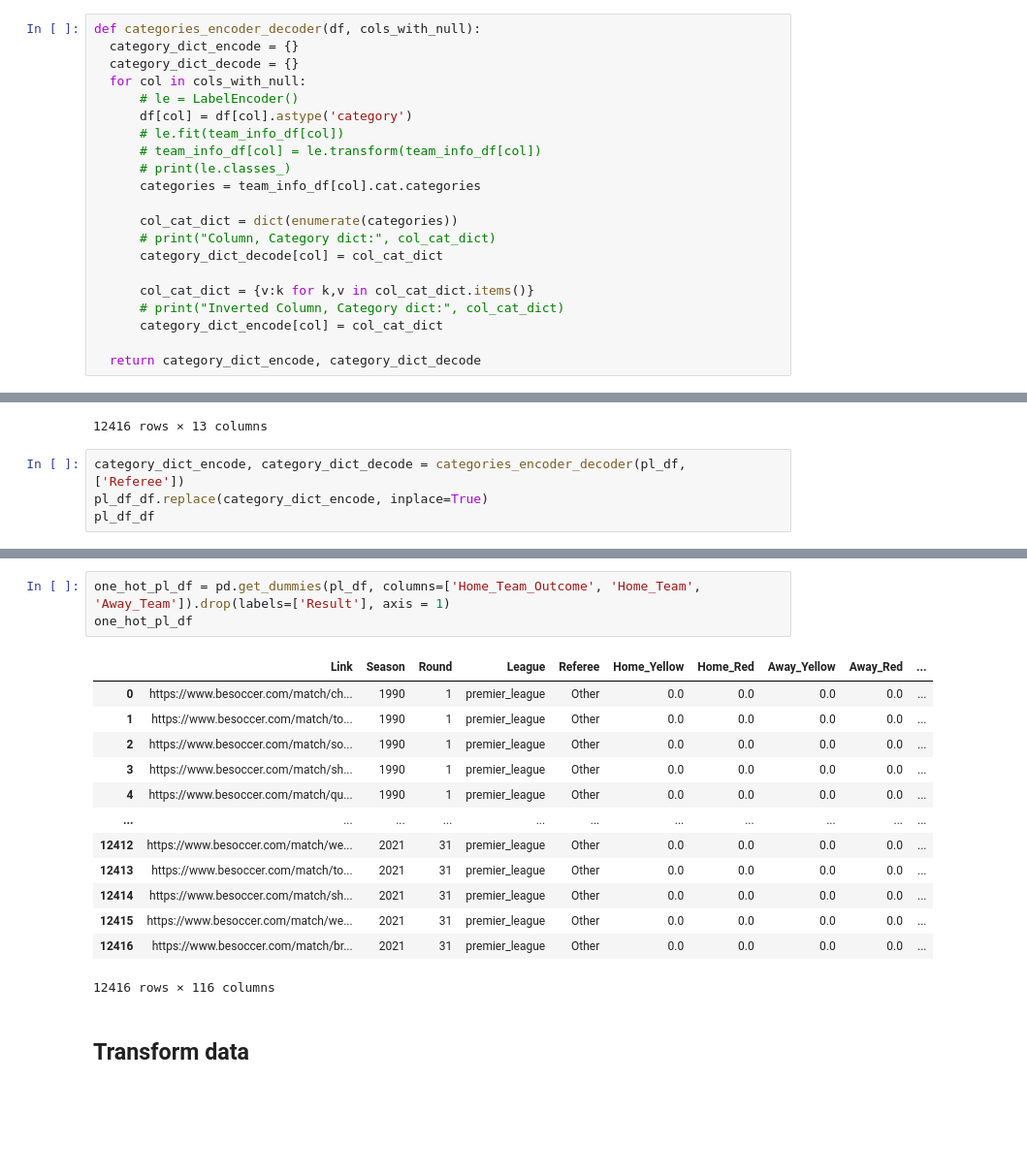
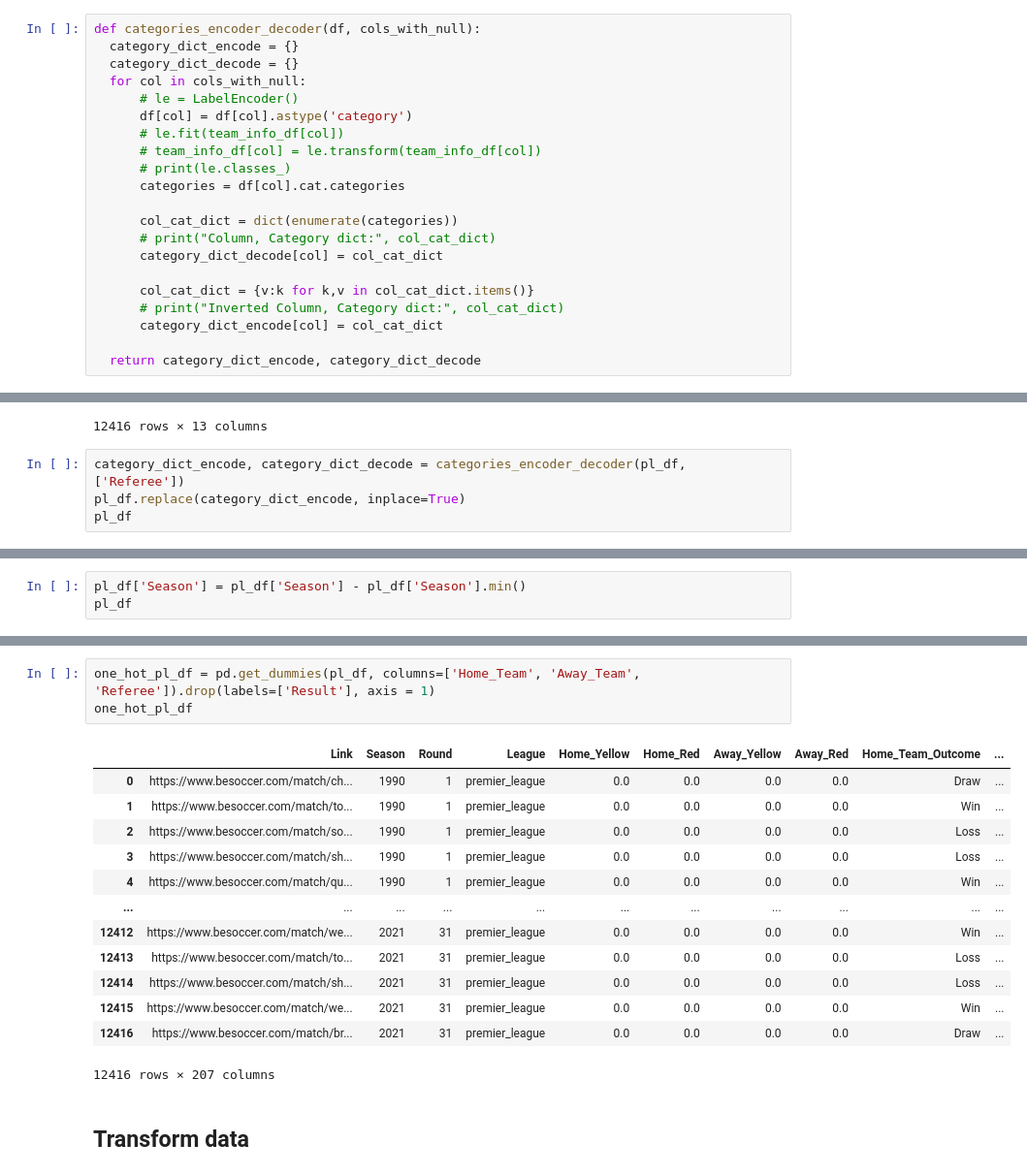
Before and after one commit to PascalLiPooKim/Football-prediction-model-project, a Jupyter notebook: footballPredictionModel.ipynb, the cells around one changed output, grey strips where cells are left out. Shown at 97% size. Cells and saved outputs as stored; diff of their text form; blank space fills up the shorter version.

```diff
--- a/footballPredictionModel.ipynb
+++ b/footballPredictionModel.ipynb
@@ -223,7 +223,7 @@ def categories_encoder_decoder(df, cols_with_null):
       # le.fit(team_info_df[col])
       # team_info_df[col] = le.transform(team_info_df[col])
       # print(le.classes_)
-      categories = team_info_df[col].cat.categories
+      categories = df[col].cat.categories
 
       col_cat_dict = dict(enumerate(categories))
       # print("Column, Category dict:", col_cat_dict)
@@ -705,5 +705,5 @@ Category dict ENCODE: {'Home_Team': {'Leicester': 0, 'Southampton': 1, 'Oldham A
 12416 rows × 13 columns
 # %%
 category_dict_encode, category_dict_decode = categories_encoder_decoder(pl_df, ['Referee'])
-pl_df_df.replace(category_dict_encode, inplace=True)
-pl_df_df
+pl_df.replace(category_dict_encode, inplace=True)
+pl_df
@@ -709,0 +724,3 @@ pl_df_df
+# %%
+pl_df['Season'] = pl_df['Season'] - pl_df['Season'].min()
+pl_df
@@ -710,20 +741,20 @@ pl_df_df
 # %%
-one_hot_pl_df = pd.get_dummies(pl_df, columns=['Home_Team_Outcome', 'Home_Team', 'Away_Team']).drop(labels=['Result'], axis = 1)
+one_hot_pl_df = pd.get_dummies(pl_df, columns=['Home_Team', 'Away_Team', 'Referee']).drop(labels=['Result'], axis = 1)
 one_hot_pl_df
 # %% [output]
-|  | Link | Season | Round | League | Referee | Home_Yellow | Home_Red | Away_Yellow | Away_Red | ... |
-| 0 | https://www.besoccer.com/match/ch... | 1990 | 1 | premier_league | Other | 0.0 | 0.0 | 0.0 | 0.0 | ... |
-| 1 | https://www.besoccer.com/match/to... | 1990 | 1 | premier_league | Other | 0.0 | 0.0 | 0.0 | 0.0 | ... |
-| 2 | https://www.besoccer.com/match/so... | 1990 | 1 | premier_league | Other | 0.0 | 0.0 | 0.0 | 0.0 | ... |
-| 3 | https://www.besoccer.com/match/sh... | 1990 | 1 | premier_league | Other | 0.0 | 0.0 | 0.0 | 0.0 | ... |
-| 4 | https://www.besoccer.com/match/qu... | 1990 | 1 | premier_league | Other | 0.0 | 0.0 | 0.0 | 0.0 | ... |
+|  | Link | Season | Round | League | Home_Yellow | Home_Red | Away_Yellow | Away_Red | Home_Team_Outcome | ... |
+| 0 | https://www.besoccer.com/match/ch... | 1990 | 1 | premier_league | 0.0 | 0.0 | 0.0 | 0.0 | Draw | ... |
+| 1 | https://www.besoccer.com/match/to... | 1990 | 1 | premier_league | 0.0 | 0.0 | 0.0 | 0.0 | Win | ... |
+| 2 | https://www.besoccer.com/match/so... | 1990 | 1 | premier_league | 0.0 | 0.0 | 0.0 | 0.0 | Loss | ... |
+| 3 | https://www.besoccer.com/match/sh... | 1990 | 1 | premier_league | 0.0 | 0.0 | 0.0 | 0.0 | Loss | ... |
+| 4 | https://www.besoccer.com/match/qu... | 1990 | 1 | premier_league | 0.0 | 0.0 | 0.0 | 0.0 | Win | ... |
 | ... | ... | ... | ... | ... | ... | ... | ... | ... | ... | ... |
-| 12412 | https://www.besoccer.com/match/we... | 2021 | 31 | premier_league | Other | 0.0 | 0.0 | 0.0 | 0.0 | ... |
-| 12413 | https://www.besoccer.com/match/to... | 2021 | 31 | premier_league | Other | 0.0 | 0.0 | 0.0 | 0.0 | ... |
-| 12414 | https://www.besoccer.com/match/sh... | 2021 | 31 | premier_league | Other | 0.0 | 0.0 | 0.0 | 0.0 | ... |
-| 12415 | https://www.besoccer.com/match/we... | 2021 | 31 | premier_league | Other | 0.0 | 0.0 | 0.0 | 0.0 | ... |
-| 12416 | https://www.besoccer.com/match/br... | 2021 | 31 | premier_league | Other | 0.0 | 0.0 | 0.0 | 0.0 | ... |
+| 12412 | https://www.besoccer.com/match/we... | 2021 | 31 | premier_league | 0.0 | 0.0 | 0.0 | 0.0 | Win | ... |
+| 12413 | https://www.besoccer.com/match/to... | 2021 | 31 | premier_league | 0.0 | 0.0 | 0.0 | 0.0 | Loss | ... |
+| 12414 | https://www.besoccer.com/match/sh... | 2021 | 31 | premier_league | 0.0 | 0.0 | 0.0 | 0.0 | Loss | ... |
+| 12415 | https://www.besoccer.com/match/we... | 2021 | 31 | premier_league | 0.0 | 0.0 | 0.0 | 0.0 | Win | ... |
+| 12416 | https://www.besoccer.com/match/br... | 2021 | 31 | premier_league | 0.0 | 0.0 | 0.0 | 0.0 | Draw | ... |
-12416 rows × 116 columns
+12416 rows × 207 columns
 # %% [markdown]
 ## Transform data
 # %%
```
Also changed, not shown: parts of 6 cells of this notebook.
